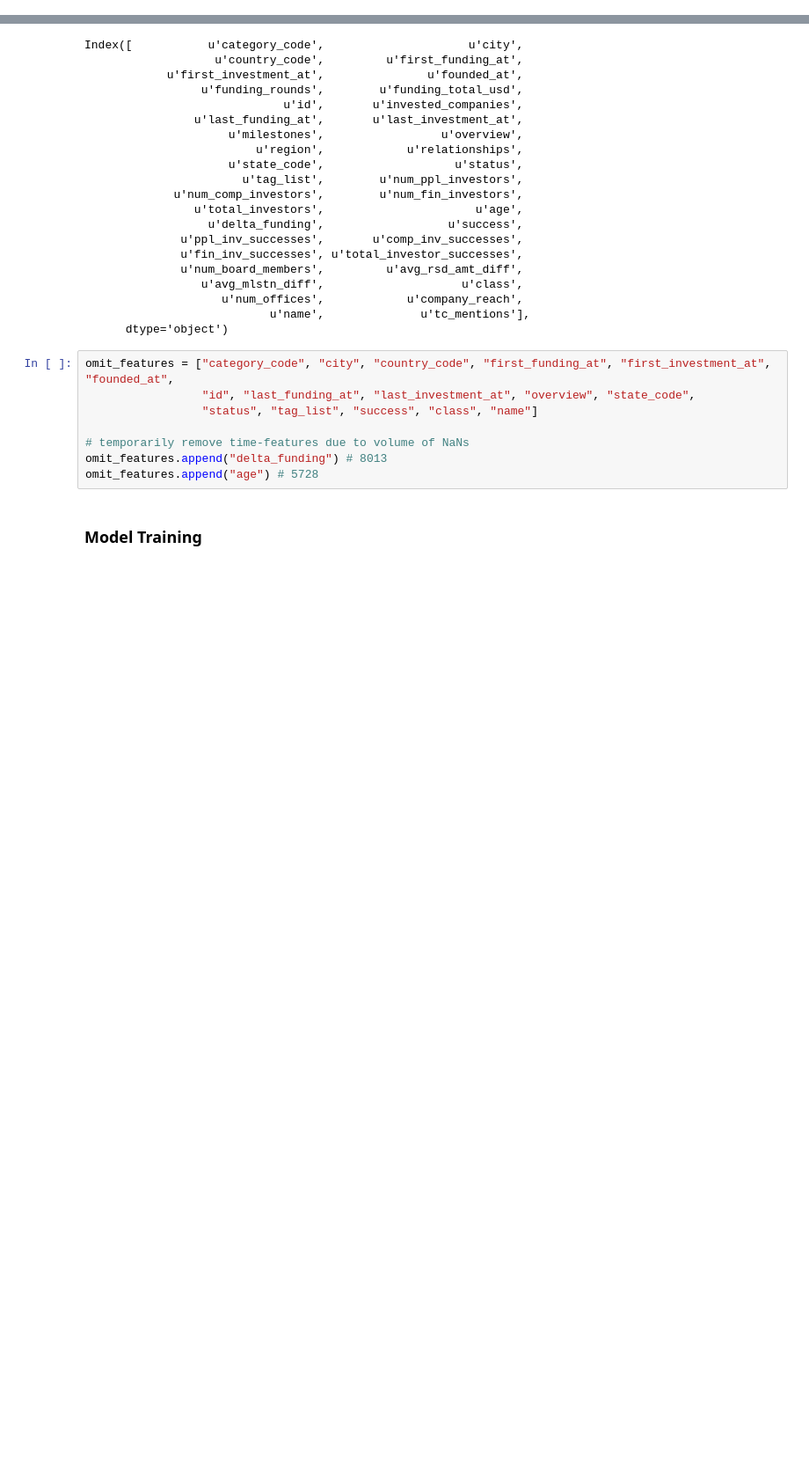
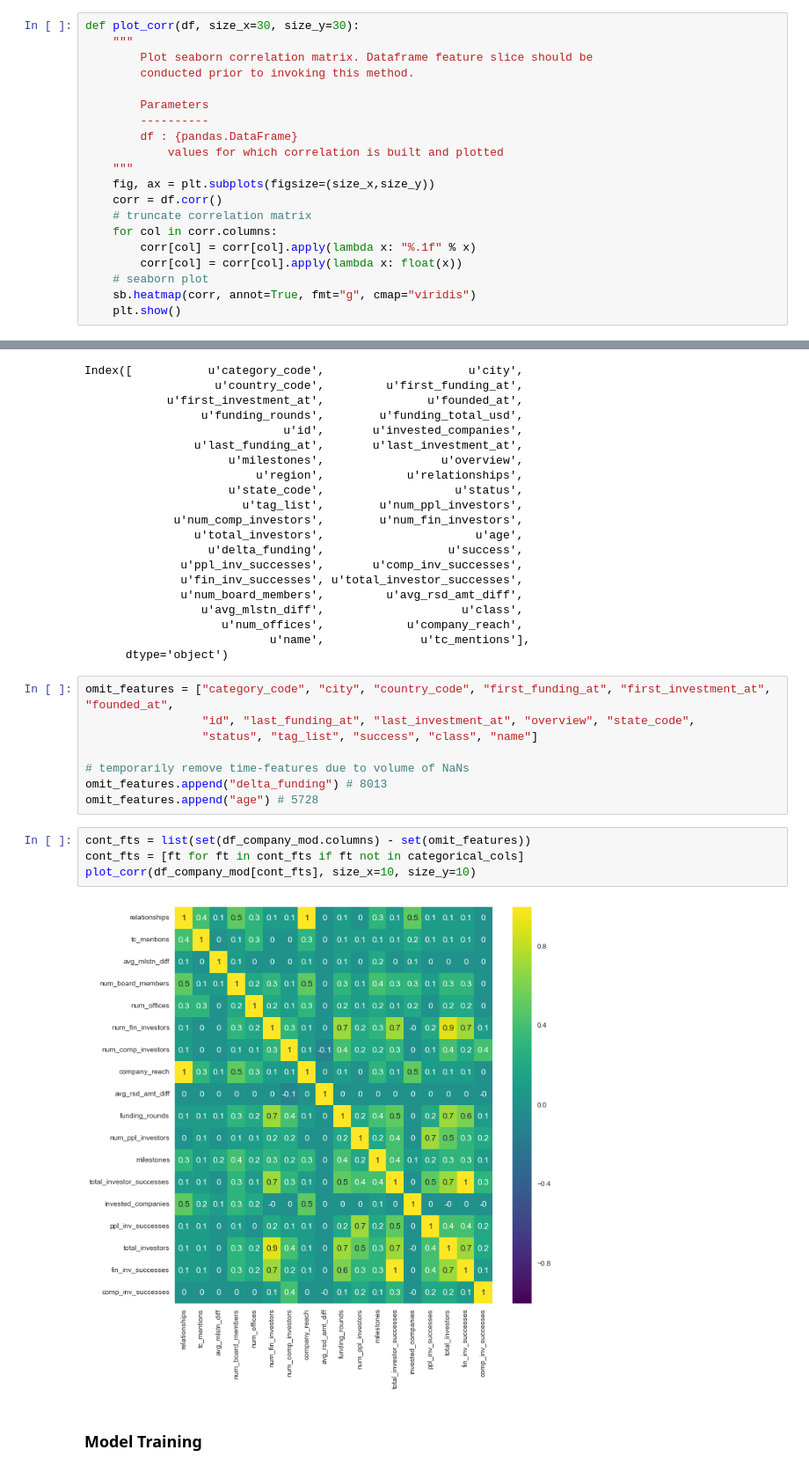
Before and after one commit to krishnr/Delphi, a Jupyter notebook: data_aug_copy.ipynb, the cells around one changed output, grey strips where cells are left out. Shown at 88% size. Drawn from its saved outputs; the diff is of its cells as text; blank space fills up the shorter version.

Commit message:
correlation plot

```diff
--- a/data_aug_copy.ipynb
+++ b/data_aug_copy.ipynb
@@ -110,3 +152,23 @@ def classification(estimator, X, y, n_folds=10, name=""):
+# %%
+def plot_corr(df, size_x=30, size_y=30):
+    """
+        Plot seaborn correlation matrix. Dataframe feature slice should be
+        conducted prior to invoking this method.
+
+        Parameters
+        ----------
+        df : {pandas.DataFrame}
+            values for which correlation is built and plotted
+    """
+    fig, ax = plt.subplots(figsize=(size_x,size_y))
+    corr = df.corr()
+    # truncate correlation matrix
+    for col in corr.columns:
+        corr[col] = corr[col].apply(lambda x: "%.1f" % x)
+        corr[col] = corr[col].apply(lambda x: float(x))
+    # seaborn plot
+    sb.heatmap(corr, annot=True, fmt="g", cmap="viridis")
+    plt.show()
 # %% [markdown]
 ### Data Ingestion
 Create dataframes for all of the db tables.
@@ -697,6 +721,12 @@ omit_features = ["category_code", "city", "country_code", "first_funding_at", "f
 # temporarily remove time-features due to volume of NaNs
 omit_features.append("delta_funding") # 8013
 omit_features.append("age") # 5728
+# %%
+cont_fts = list(set(df_company_mod.columns) - set(omit_features))
+cont_fts = [ft for ft in cont_fts if ft not in categorical_cols]
+plot_corr(df_company_mod[cont_fts], size_x=10, size_y=10)
+# %% [output]
+[figure, added]
 # %% [markdown]
 ### Model Training
 # %%
```
Also changed, not shown: parts of 10 cells of this notebook.
